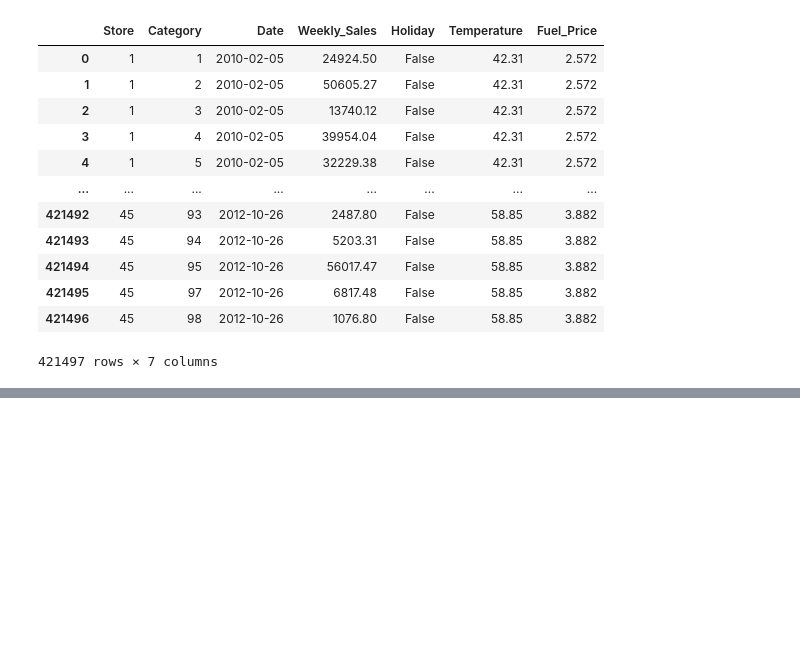
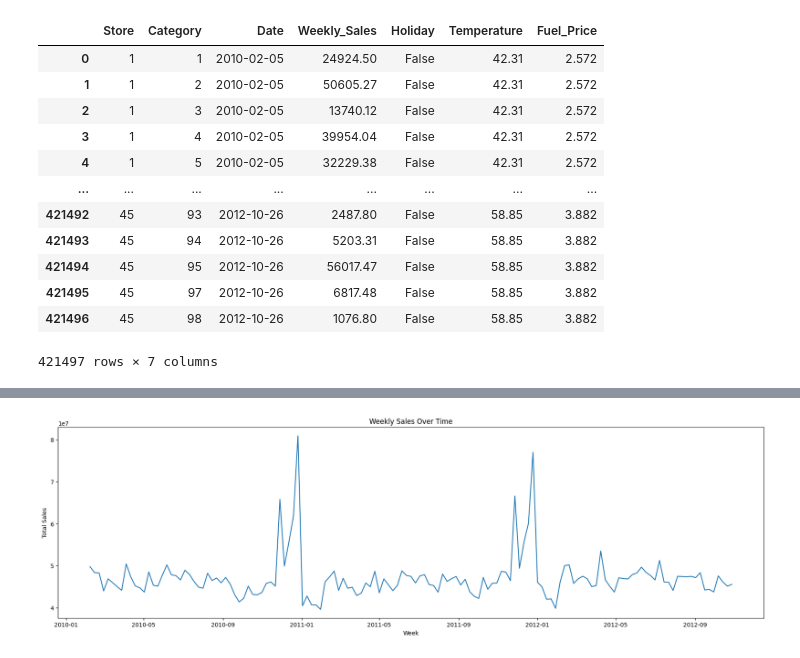
Before and after one commit to EbramShereen/Visualization_data, a Jupyter notebook: Visualization (1).ipynb, the cells around one changed output, grey strips where cells are left out. Saved outputs shown, nothing was run; the diff lists cells and outputs as text; code cells hidden in the pictures; blank space fills up the shorter version.

```diff
--- a/Visualization (1).ipynb
+++ b/Visualization (1).ipynb
@@ -411 +382,19 @@ plt.show()
+# %%
+# question 1
+fig = plt.figure(figsize=(22, 6))
+mdx = merged_data
+# Convert the date column to datetime format
+mdx["Date"] = pd.to_datetime(mdx["Date"])
+
+# Group sales data by week and calculate the total sales for each week
+weekly_sales = mdx.groupby(pd.Grouper(key="Date", freq="W")).sum()
+
+# Create a line chart of weekly sales over time
+plt.plot(weekly_sales.index, weekly_sales["Weekly_Sales"])
+plt.title("Weekly Sales Over Time")
+plt.xlabel("Week")
+plt.ylabel("Total Sales")
+plt.show()
+# %% [output]
+[figure, added]
 # %%
```
Also changed, not shown: parts of 8 cells of this notebook, 1 other file.
